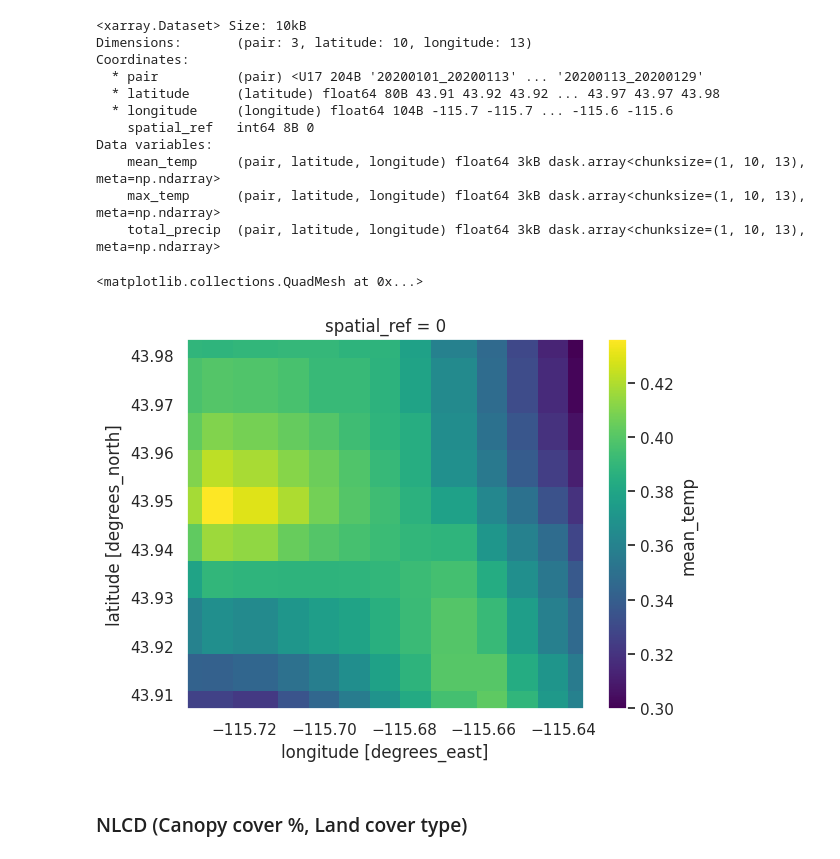
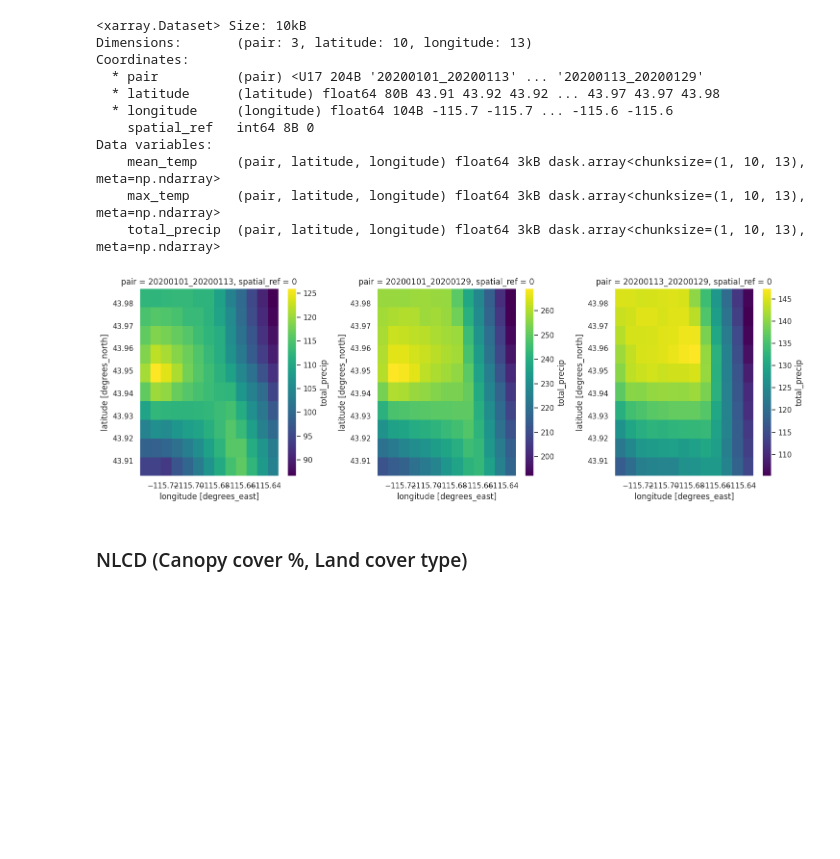
Before and after one commit to julober/snowex_uavsar_coherence, a Jupyter notebook: notebooks/01_data_download_and_prep.ipynb, the cells around one changed output. Drawn from its saved outputs; the diff is of its cells as text; code cells hidden in the pictures; blank space fills up the shorter version.

```diff
--- a/notebooks/01_data_download_and_prep.ipynb
+++ b/notebooks/01_data_download_and_prep.ipynb
@@ -718,11 +715,15 @@ Data variables:
     mean_temp     (pair, latitude, longitude) float64 3kB dask.array<chunksize=(1, 10, 13), meta=np.ndarray>
     max_temp      (pair, latitude, longitude) float64 3kB dask.array<chunksize=(1, 10, 13), meta=np.ndarray>
     total_precip  (pair, latitude, longitude) float64 3kB dask.array<chunksize=(1, 10, 13), meta=np.ndarray>
-# %%
-aorc['mean_temp'].plot()
-# %% [output]
-<matplotlib.collections.QuadMesh at 0x...>
-[figure, removed]
+# %%
+fig, axes = plt.subplots(1, len(aorc['pair']), figsize = (15, 5))
+for a, p in zip(axes, aorc['pair']):
+    aorc.sel(pair=p)['total_precip'].plot(ax=a)
+
+plt.tight_layout()
+plt.show()
+# %% [output]
+[figure, added]
 # %% [markdown]
 ### NLCD (Canopy cover %, Land cover type)
 # %%
```
Also changed, not shown: parts of 1 cell of this notebook, 1 other file.
